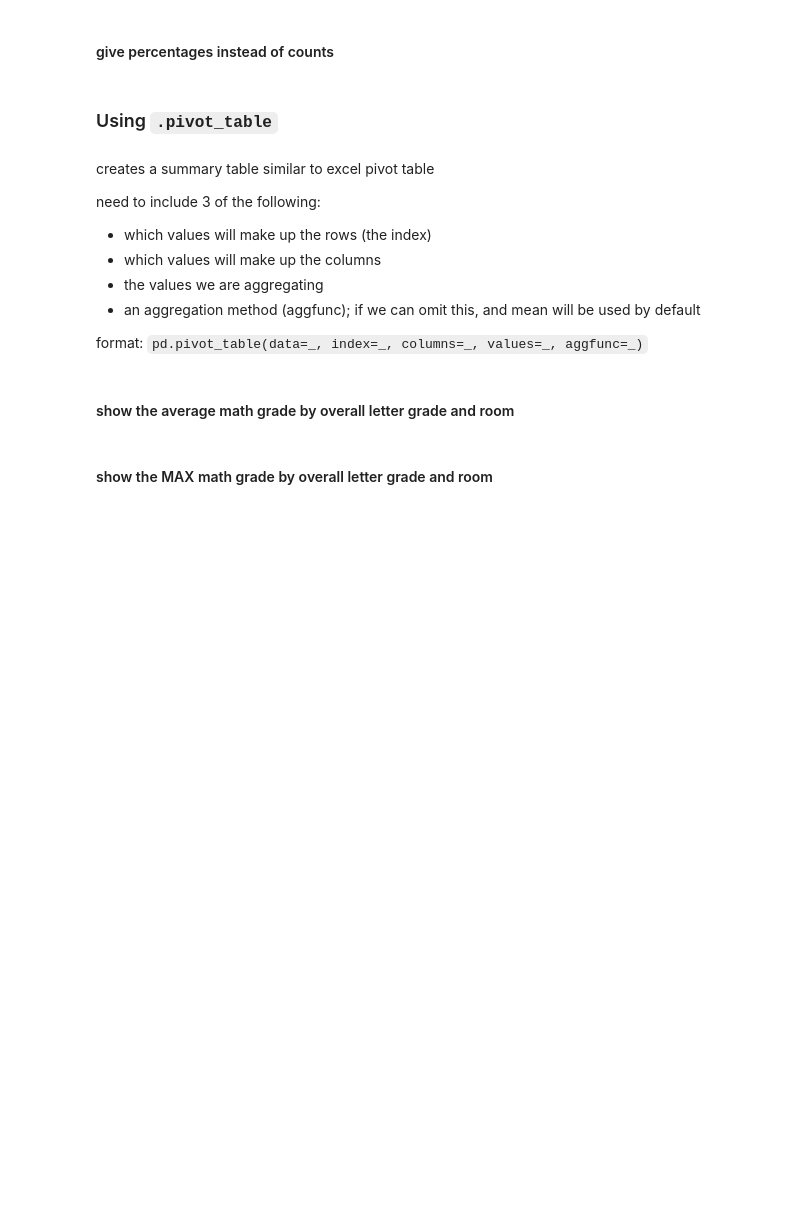
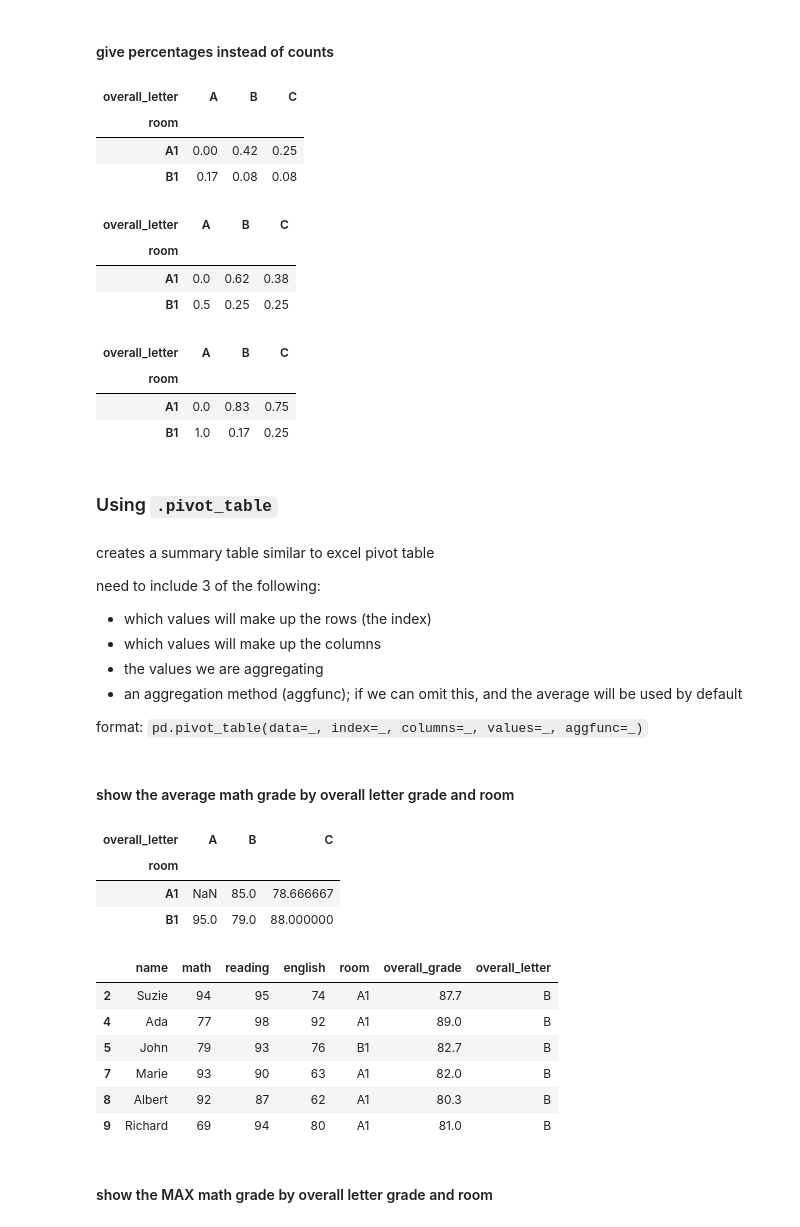
Before and after one commit to CodeupClassroom/pagel-data-science-libraries, a Jupyter notebook: advanced_df3_lesson.ipynb, the cells around one changed output. Cells and saved outputs as stored; diff of their text form; code cells hidden in the pictures; blank space fills up the shorter version.

```diff
--- a/advanced_df3_lesson.ipynb
+++ b/advanced_df3_lesson.ipynb
@@ -51,6 +96,26 @@ COUNT the number of occurances between each subgroup
 #### give percentages instead of counts
 # %%
 #normalize argument
+pd.crosstab(df.room, df.overall_letter, normalize=True).round(2)
+# %% [output]
+| overall_letter | A | B | C |
+| room |  |  |  |
+| A1 | 0.00 | 0.42 | 0.25 |
+| B1 | 0.17 | 0.08 | 0.08 |
+# %%
+pd.crosstab(df.room, df.overall_letter, normalize='index').round(2)
+# %% [output]
+| overall_letter | A | B | C |
+| room |  |  |  |
+| A1 | 0.0 | 0.62 | 0.38 |
+| B1 | 0.5 | 0.25 | 0.25 |
+# %%
+pd.crosstab(df.room, df.overall_letter, normalize='columns').round(2)
+# %% [output]
+| overall_letter | A | B | C |
+| room |  |  |  |
+| A1 | 0.0 | 0.83 | 0.75 |
+| B1 | 1.0 | 0.17 | 0.25 |
 # %% [markdown]
 ### Using `.pivot_table`
 # %% [markdown]
@@ -60,10 +125,28 @@ need to include 3 of the following:
 - which values will make up the rows (the index)
 - which values will make up the columns
 - the values we are aggregating
-- an aggregation method (aggfunc); if we can omit this, and mean will be used by default
+- an aggregation method (aggfunc); if we can omit this, and the average will be used by default
 
 format: `pd.pivot_table(data=_, index=_, columns=_, values=_, aggfunc=_)`
 # %% [markdown]
 #### show the average math grade by overall letter grade and room
+# %%
+pd.pivot_table(data=df, index='room', columns='overall_letter',
+              values='math')
+# %% [output]
+| overall_letter | A | B | C |
+| room |  |  |  |
+| A1 | NaN | 85.0 | 78.666667 |
+| B1 | 95.0 | 79.0 | 88.000000 |
+# %%
+df [df.overall_letter == 'B']
+# %% [output]
+|  | name | math | reading | english | room | overall_grade | overall_letter |
+| 2 | Suzie | 94 | 95 | 74 | A1 | 87.7 | B |
+| 4 | Ada | 77 | 98 | 92 | A1 | 89.0 | B |
+| 5 | John | 79 | 93 | 76 | B1 | 82.7 | B |
+| 7 | Marie | 93 | 90 | 63 | A1 | 82.0 | B |
+| 8 | Albert | 92 | 87 | 62 | A1 | 80.3 | B |
+| 9 | Richard | 69 | 94 | 80 | A1 | 81.0 | B |
 # %% [markdown]
 #### show the MAX math grade by overall letter grade and room
```
Also changed, not shown: parts of 18 cells of this notebook.
